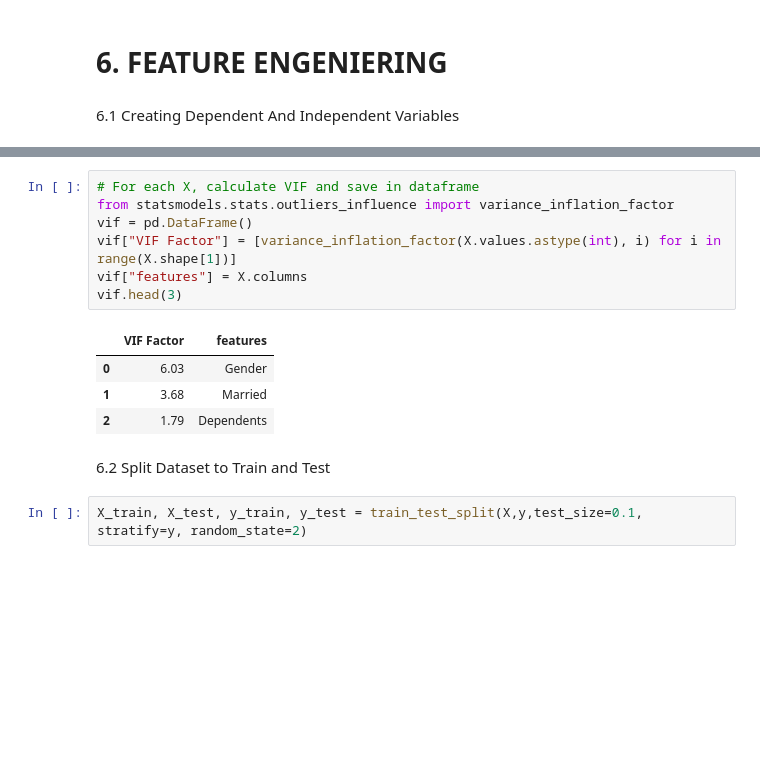
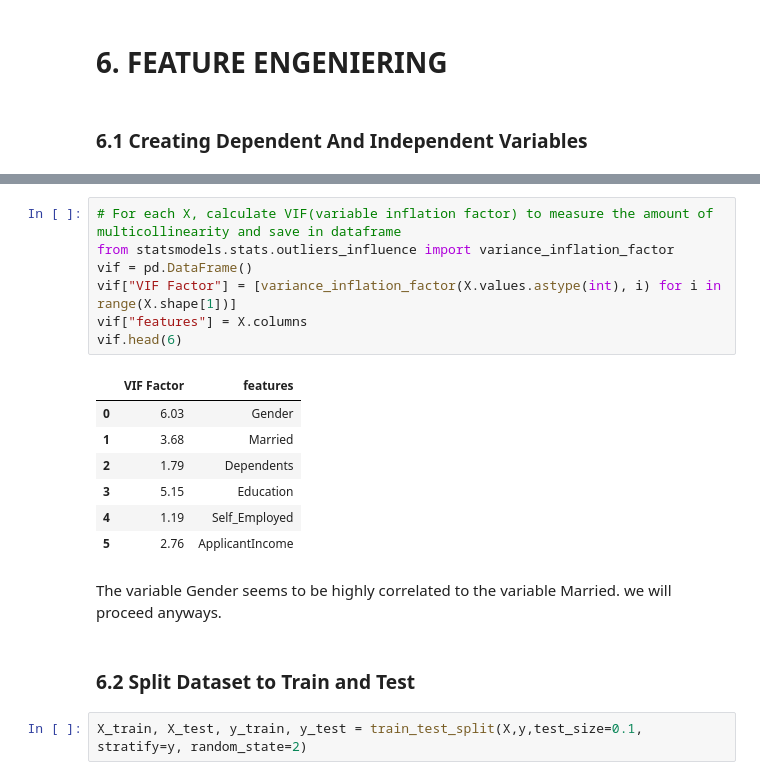
Before and after one commit to biyogmam/PROJECT-LOAN-PREDICTION, a Jupyter notebook: Loan Prediction.ipynb, the cells around one changed output, grey strips where cells are left out. Cells and saved outputs as stored; diff of their text form; blank space fills up the shorter version.

```diff
--- a/Loan Prediction.ipynb
+++ b/Loan Prediction.ipynb
@@ -345,7 +346,7 @@ data.head()
 # %% [markdown]
 # 6. FEATURE ENGENIERING
 # %% [markdown]
-6.1 Creating Dependent And Independent Variables
+### 6.1 Creating Dependent And Independent Variables
 # %%
 #We need to separate data and label. We could also use the following codes:
 #X = data.iloc[1:542,1:12]
@@ -373,19 +374,24 @@ print(y)
 613    0
 Name: Loan_Status, Length: 480, dtype: int64
 # %%
-# For each X, calculate VIF and save in dataframe
+# For each X, calculate VIF(variable inflation factor) to measure the amount of multicollinearity and save in dataframe
 from statsmodels.stats.outliers_influence import variance_inflation_factor
 vif = pd.DataFrame()
 vif["VIF Factor"] = [variance_inflation_factor(X.values.astype(int), i) for i in range(X.shape[1])]
 vif["features"] = X.columns
-vif.head(3)
+vif.head(6)
 # %% [output]
 |  | VIF Factor | features |
 | 0 | 6.03 | Gender |
 | 1 | 3.68 | Married |
 | 2 | 1.79 | Dependents |
+| 3 | 5.15 | Education |
+| 4 | 1.19 | Self_Employed |
+| 5 | 2.76 | ApplicantIncome |
+# %% [markdown]
+The variable Gender seems to be highly correlated to the variable Married. we will proceed anyways.
 # %% [markdown]
-6.2 Split Dataset to Train and Test
+### 6.2 Split Dataset to Train and Test
 # %%
 X_train, X_test, y_train, y_test = train_test_split(X,y,test_size=0.1, stratify=y, random_state=2)
 # %%
```
Also changed, not shown: parts of 72 cells of this notebook.
